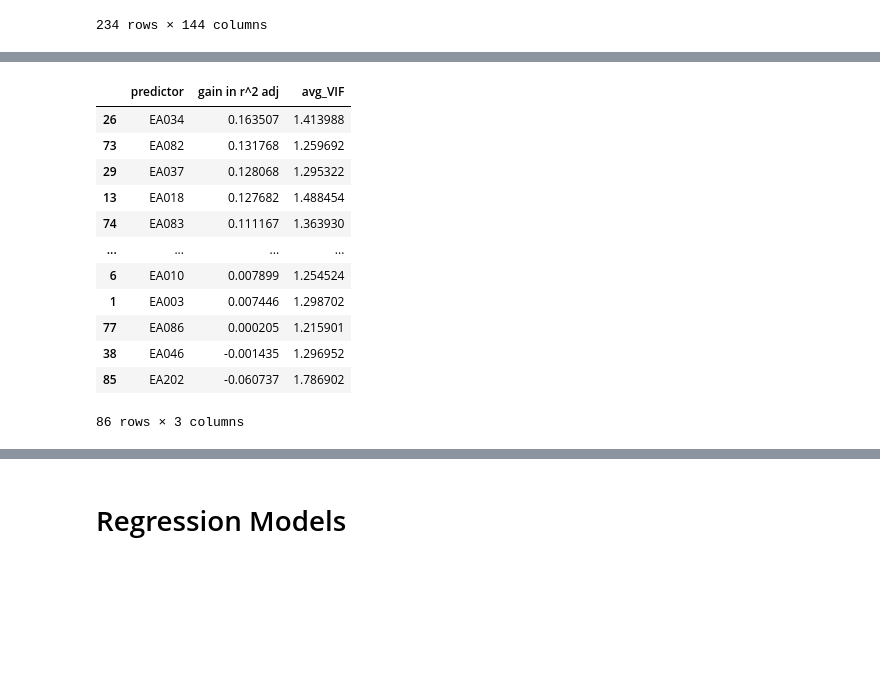
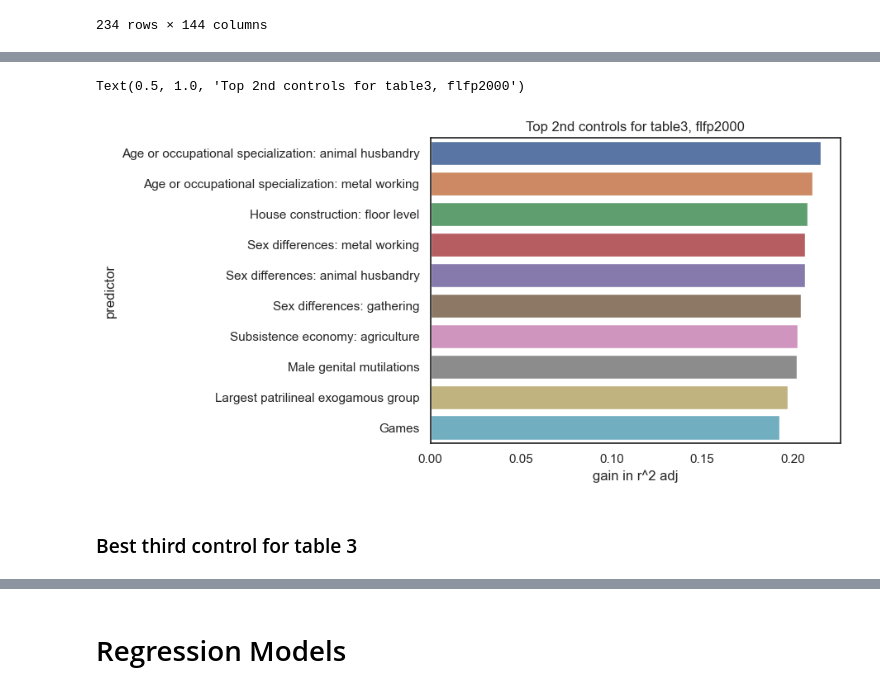
Before and after one commit to rureddish/EPFL_MGT-494_Paper_Extension, a Jupyter notebook: explore.ipynb, the cells around one changed output, grey strips where cells are left out. Saved outputs shown, nothing was run; the diff lists cells and outputs as text; code cells hidden in the pictures; blank space fills up the shorter version.

```diff
--- a/explore.ipynb
+++ b/explore.ipynb
@@ -557,19 +548,13 @@ var_dict = pd.read_csv('https://raw.githubusercontent.com/D-PLACE/dplace-data/ma
 # %%
 function_df = pd.DataFrame(function_dict).sort_values(
     by=['gain in r^2 adj'], ascending=False)
 
 best.append(function_df['predictor'].iloc[0])
+
+sns.barplot(x='gain in r^2 adj', y='predictor', data=function_df.replace(var_dict).head(10))
+plt.title('Top 2nd controls for table3, flfp2000')
 # %% [output]
-|  | predictor | gain in r^2 adj | avg_VIF |
-| 26 | EA034 | 0.163507 | 1.413988 |
-| 73 | EA082 | 0.131768 | 1.259692 |
-| 29 | EA037 | 0.128068 | 1.295322 |
-| 13 | EA018 | 0.127682 | 1.488454 |
-| 74 | EA083 | 0.111167 | 1.363930 |
-| ... | ... | ... | ... |
-| 6 | EA010 | 0.007899 | 1.254524 |
-| 1 | EA003 | 0.007446 | 1.298702 |
-| 77 | EA086 | 0.000205 | 1.215901 |
-| 38 | EA046 | -0.001435 | 1.296952 |
-| 85 | EA202 | -0.060737 | 1.786902 |
-86 rows × 3 columns
+Text(0.5, 1.0, 'Top 2nd controls for table3, flfp2000')
+[figure, added]
+# %% [markdown]
+### Best third control for table 3
```
Also changed, not shown: parts of 19 cells of this notebook.
